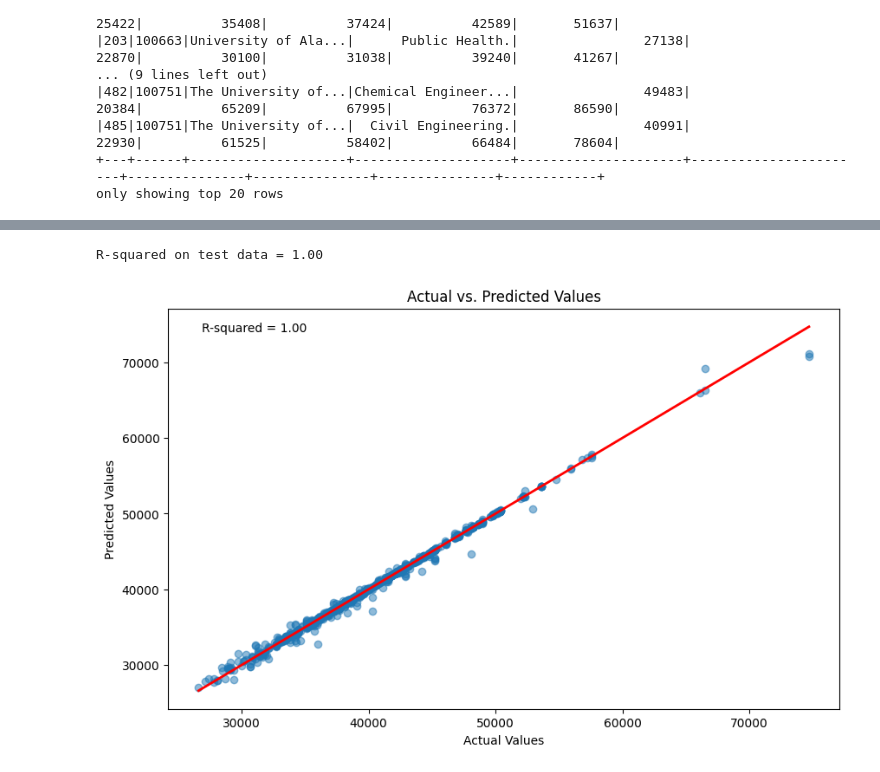
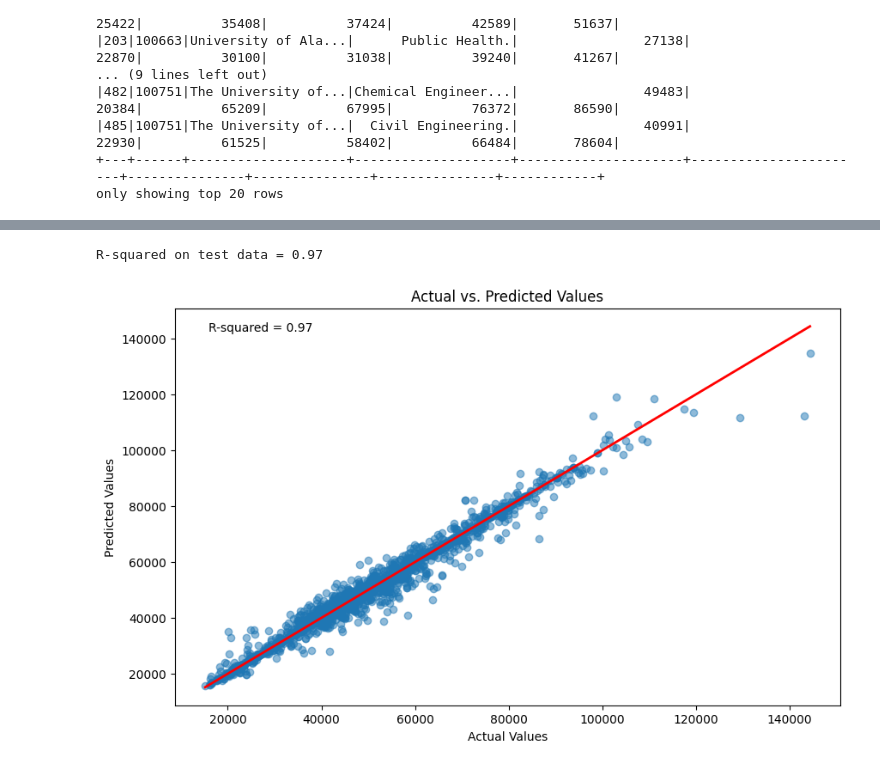
Before and after one commit to jepowers65/project4_group3, a Jupyter notebook: income_modeling/Group3_Proj4_jp_colab.ipynb, the cells around one changed output, grey strips where cells are left out. Saved outputs shown, nothing was run; the diff lists cells and outputs as text; code cells hidden in the pictures.

Commit message:
updated jupyter notebook and colab file for income modeling

```diff
--- a/income_modeling/Group3_Proj4_jp_colab.ipynb
+++ b/income_modeling/Group3_Proj4_jp_colab.ipynb
@@ -191 +182,7 @@ data_ready = assembler.transform(encoded_df)
+# %%
+# Define a pipeline to streamline all transformations
+pipeline = Pipeline(stages=[indexer1, indexer2, encoder, assembler_for_scaling, scaler, polyExpansion, assembler])
+
+# Apply the transformations
+data_ready = pipeline.fit(field_df).transform(field_df)
 # %%
@@ -290,21 +279,20 @@ plt.show()
 #Optimize the model
 
 # Initialize the RandomForestRegressor
-rf = RandomForestRegressor(featuresCol='features', labelCol='MN_EARN_WNE_P6')
+rf = RandomForestRegressor(featuresCol='features', labelCol='EARN_MDN_4YR')
 # %%
 #Define the parameters
 from pyspark.ml.tuning import ParamGridBuilder
 
 paramGrid = (ParamGridBuilder()
-             .addGrid(rf.numTrees, [50, 100, 200])  # number of trees
-             .addGrid(rf.maxDepth, [5, 10, 20])  # maximum depth
-             .addGrid(rf.maxBins, [32, 64, 100])  # Number of bins for discretizing continuous features
+             .addGrid(rf.numTrees, [100, 200])  # number of trees
+             .addGrid(rf.maxDepth, [10, 20])  # maximum depth
+             .addGrid(rf.maxBins, [32, 64])  # Number of bins for discretizing continuous features
              .build())
 # %%
 #Define the evaluation metric
-from pyspark.ml.evaluation import RegressionEvaluator
 
-evaluator = RegressionEvaluator(labelCol="MN_EARN_WNE_P6", predictionCol="prediction", metricName="rmse")
+evaluator = RegressionEvaluator(labelCol="EARN_MDN_4YR", predictionCol="prediction", metricName="rmse")
 # %%
 #setup crossvalidator
 from pyspark.ml.tuning import CrossValidator
@@ -335,38 +323,37 @@ Root Mean Squared Error (RMSE) on test data: 408.13
 # %%
 from pyspark.ml.evaluation import RegressionEvaluator
 
-# Use the best model to make predictions on the test data (assuming you've already done this)
+# Use the best model to make predictions on the test data
 predictions = best_rf_model.transform(test_df)
 
 # Evaluate the model using R-squared metric
-r2_evaluator = RegressionEvaluator(labelCol="MN_EARN_WNE_P6", predictionCol="prediction", metricName="r2")
+r2_evaluator = RegressionEvaluator(labelCol="EARN_MDN_4YR", predictionCol="prediction", metricName="r2")
 r2_value = r2_evaluator.evaluate(predictions)
 
 print(f"R-squared on test data = {r2_value:.2f}")
 # %% [output]
-R-squared on test data = 1.00
+R-squared on test data = 0.97
 # %%
-actual = predictions.select("MN_EARN_WNE_P6").toPandas()
+actual = predictions.select("EARN_MDN_4YR").toPandas()
 predicted = predictions.select("prediction").toPandas()
 
-import matplotlib.pyplot as plt
 
 plt.figure(figsize=(10, 6))
 
 # Scatter plot of actual vs. predicted
 plt.scatter(actual, predicted, alpha=0.5)
 plt.xlabel("Actual Values")
 plt.ylabel("Predicted Values")
 plt.title("Actual vs. Predicted Values")
 
 # Plot the line for perfect predictions
-plt.plot([min(actual["MN_EARN_WNE_P6"]), max(actual["MN_EARN_WNE_P6"])],
-         [min(actual["MN_EARN_WNE_P6"]), max(actual["MN_EARN_WNE_P6"])],
+plt.plot([min(actual["EARN_MDN_4YR"]), max(actual["EARN_MDN_4YR"])],
+         [min(actual["EARN_MDN_4YR"]), max(actual["EARN_MDN_4YR"])],
          color="red", linewidth=2)
 
 # Display R-squared value on the plot
 plt.text(0.05, 0.95, f'R-squared = {r2_value:.2f}', ha='left', va='center', transform=plt.gca().transAxes)
 
 plt.show()
 # %% [output]
-[figure, old version]
+[figure, new version]
```
Also changed, not shown: parts of 31 cells of this notebook.
